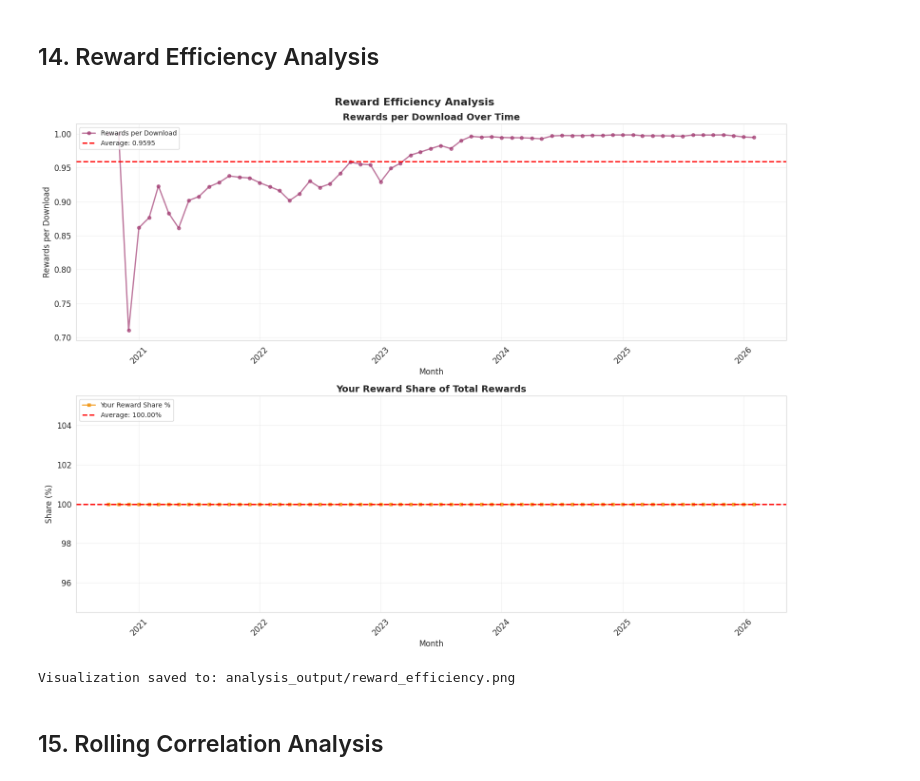
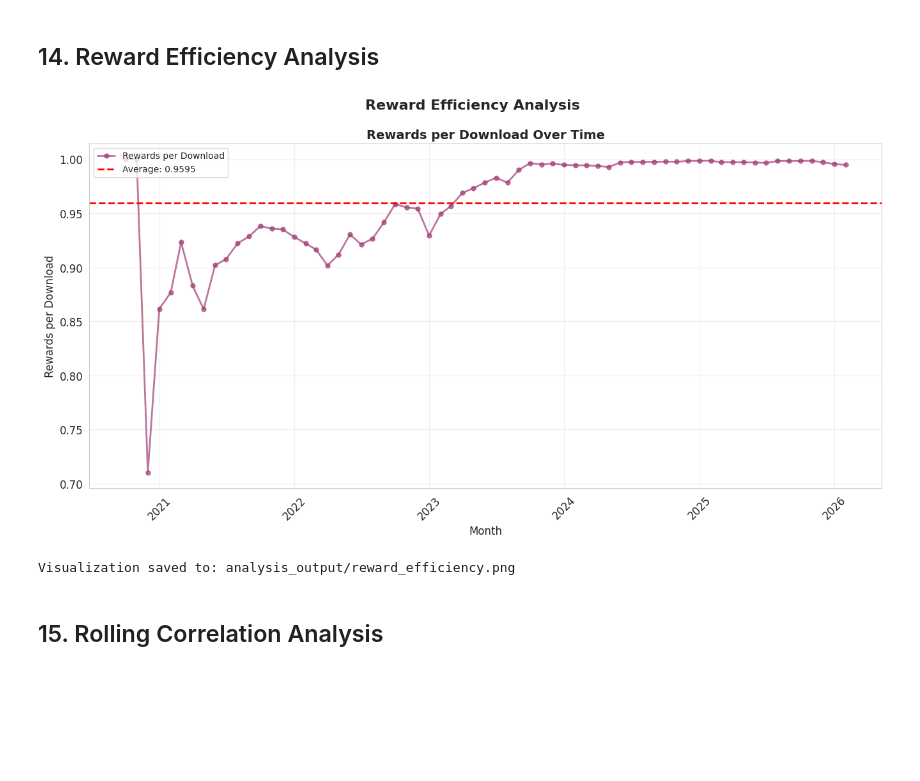
Before and after one commit to neardaniel-pls/near-nexusmods-rewards, a Jupyter notebook: nexusmods_rewards_analysis.ipynb, the cells around one changed output. Cells and saved outputs as stored; diff of their text form; code cells hidden in the pictures; blank space fills up the shorter version.

```diff
--- a/nexusmods_rewards_analysis.ipynb
+++ b/nexusmods_rewards_analysis.ipynb
@@ -395,7 +387,6 @@ df['Downloads MA_3'] = df['Downloads'].rolling(window=MA_WINDOW_SHORT, min_perio
 df['Downloads MA_6'] = df['Downloads'].rolling(window=MA_WINDOW_LONG, min_periods=1).mean()
 df['Rewards MA_3'] = df['Mod Rewards'].rolling(window=MA_WINDOW_SHORT, min_periods=1).mean()
 df['Rewards MA_6'] = df['Mod Rewards'].rolling(window=MA_WINDOW_LONG, min_periods=1).mean()
-df['YourReward MA_3'] = df['Your Reward'].rolling(window=MA_WINDOW_SHORT, min_periods=1).mean()
 
 # Calculate rolling standard deviation
 df['Downloads Std_3'] = df['Downloads'].rolling(window=MA_WINDOW_SHORT, min_periods=1).std()
@@ -404,7 +395,6 @@ df['Rewards Std_3'] = df['Mod Rewards'].rolling(window=MA_WINDOW_SHORT, min_peri
 # Calculate growth rates
 df['Downloads Growth %'] = df['Downloads'].pct_change() * 100
 df['Rewards Growth %'] = df['Mod Rewards'].pct_change() * 100
-df['YourReward Growth %'] = df['Your Reward'].pct_change() * 100
 
 # Calculate year-over-year growth
 df['Downloads YoY Growth %'] = df['Downloads'].pct_change(12) * 100
@@ -412,8 +402,6 @@ df['Rewards YoY Growth %'] = df['Mod Rewards'].pct_change(12) * 100
 
 # Calculate reward efficiency (rewards per download)
 df['Rewards per Download'] = df['Mod Rewards'] / df['Downloads']
-df['YourReward per Download'] = df['Your Reward'] / df['Downloads']
-df['YourReward Share %'] = (df['Your Reward'] / df['Mod Rewards']) * 100
 
 # Calculate rolling correlation
 df['Rolling Correlation'] = df['Downloads'].rolling(window=6).corr(df['Mod Rewards'])
@@ -421,7 +409,6 @@ df['Rolling Correlation'] = df['Downloads'].rolling(window=6).corr(df['Mod Rewar
 # Calculate cumulative totals
 df['Cumulative Downloads'] = df['Downloads'].cumsum()
 df['Cumulative Rewards'] = df['Mod Rewards'].cumsum()
-df['Cumulative YourReward'] = df['Your Reward'].cumsum()
 
 # Add year, quarter, and month columns
 df['Year'] = df.index.year
@@ -432,8 +419,7 @@ df['Month_Num'] = df.index.month
 # Display first few rows with new columns
 print("\nData with Rolling Statistics (first 10 rows):")
 print(df[['Downloads', 'Downloads MA_3', 'Downloads MA_6',
-          'Mod Rewards', 'Rewards MA_3', 'Rewards MA_6',
-          'Your Reward', 'YourReward MA_3', 'Rewards per Download']].head(10))
+          'Mod Rewards', 'Rewards MA_3', 'Rewards MA_6', 'Rewards per Download']].head(10))
 # %% [output]
 Data with Rolling Statistics (first 10 rows):
             Downloads  Downloads MA_3  Downloads MA_6  Mod Rewards  \
@@ -502,7 +487,6 @@ QUARTERLY STATISTICS
 # Detect outliers using IQR method
 df['Downloads Outlier'] = detect_outliers_iqr(df['Downloads']) | detect_outliers_zscore(df['Downloads'])
 df['Rewards Outlier'] = detect_outliers_iqr(df['Mod Rewards']) | detect_outliers_zscore(df['Mod Rewards'])
-df['YourReward Outlier'] = df['Rewards Outlier']  # Identical to Mod Rewards
 
 # Print outlier summary
 print("\n" + "="*70)
@@ -510,7 +494,6 @@ print("OUTLIER DETECTION SUMMARY")
 print("="*70)
 print(f"\nDownloads Outliers: {df['Downloads Outlier'].sum()} months")
 print(f"Rewards Outliers: {df['Rewards Outlier'].sum()} months")
-print(f"Your Reward Outliers: {df['YourReward Outlier'].sum()} months")
 
 # Show outlier months
 if df['Downloads Outlier'].any():
@@ -524,12 +507,6 @@ if df['Rewards Outlier'].any():
     outlier_months = df[df['Rewards Outlier']][['Mod Rewards', 'Rewards Growth %']]
     outlier_months['Month'] = outlier_months.index.strftime('%B %Y')
     print(outlier_months[['Month', 'Mod Rewards', 'Rewards Growth %']].to_string(index=False))
-
-if df['YourReward Outlier'].any():
-    print("\nYour Reward Outlier Months:")
-    outlier_months = df[df['YourReward Outlier']][['Your Reward', 'YourReward Growth %']]
-    outlier_months['Month'] = outlier_months.index.strftime('%B %Y')
-    print(outlier_months[['Month', 'Your Reward', 'YourReward Growth %']].to_string(index=False))
 # %% [output]
 ======================================================================
 OUTLIER DETECTION SUMMARY
@@ -1081,42 +967,23 @@ Visualization saved to: analysis_output/correlation_analysis.png
 ## 14. Reward Efficiency Analysis
 # %%
 # Create reward efficiency visualization
-fig, axes = plt.subplots(2, 1, figsize=(16, 12))
+fig, ax = plt.subplots(figsize=(16, 7))
 fig.suptitle('Reward Efficiency Analysis', fontsize=16, fontweight='bold')
 
-# Plot 1: Rewards per Download over time
-ax1 = axes[0]
-ax1.plot(df.index, df['Rewards per Download'], marker='o', linewidth=2,
+ax.plot(df.index, df['Rewards per Download'], marker='o', linewidth=2,
          markersize=5, label='Rewards per Download', color=COLOR_REWARDS, alpha=0.7)
-ax1.axhline(y=df['Rewards per Download'].mean(), color='red', linestyle='--',
+ax.axhline(y=df['Rewards per Download'].mean(), color='red', linestyle='--',
             linewidth=2, label=f'Average: {df["Rewards per Download"].mean():.4f}')
-ax1.set_title('Rewards per Download Over Time', fontsize=14, fontweight='bold')
-ax1.set_xlabel('Month', fontsize=12)
-ax1.set_ylabel('Rewards per Download', fontsize=12)
-ax1.legend(loc='upper left', fontsize=10)
-ax1.grid(True, alpha=0.3)
-ax1.tick_params(axis='x', rotation=45)
+ax.set_title('Rewards per Download Over Time', fontsize=14, fontweight='bold')
+ax.set_xlabel('Month', fontsize=12)
+ax.set_ylabel('Rewards per Download', fontsize=12)
+ax.legend(loc='upper left', fontsize=10)
+ax.grid(True, alpha=0.3)
+ax.tick_params(axis='x', rotation=45)
 
-# Plot 2: Your Reward Share percentage
-ax2 = axes[1]
-ax2.plot(df.index, df['YourReward Share %'], marker='s', linewidth=2,
-         markersize=5, label='Your Reward Share %', color=COLOR_YOUR_REWARD, alpha=0.7)
-ax2.axhline(y=df['YourReward Share %'].mean(), color='red', linestyle='--',
-            linewidth=2, label=f'Average: {df["YourReward Share %"].mean():.2f}%')
-ax2.set_title('Your Reward Share of Total Rewards', fontsize=14, fontweight='bold')
-ax2.set_xlabel('Month', fontsize=12)
-ax2.set_ylabel('Share (%)', fontsize=12)
-ax2.legend(loc='upper left', fontsize=10)
-ax2.grid(True, alpha=0.3)
-ax2.tick_params(axis='x', rotation=45)
-
-plt.tight_layout()
-plt.savefig(f'{output_dir}/reward_efficiency.png', dpi=300, bbox_inches='tight')
-plt.show()
-
-print(f"\nVisualization saved to: {output_dir}/reward_efficiency.png")
+save_plot(fig, 'reward_efficiency.png')
 # %% [output]
-[figure, old version]
+[figure, new version]
 Visualization saved to: analysis_output/reward_efficiency.png
 # %% [markdown]
 ## 15. Rolling Correlation Analysis
```
Also changed, not shown: parts of 20 cells of this notebook, 1 other file.
